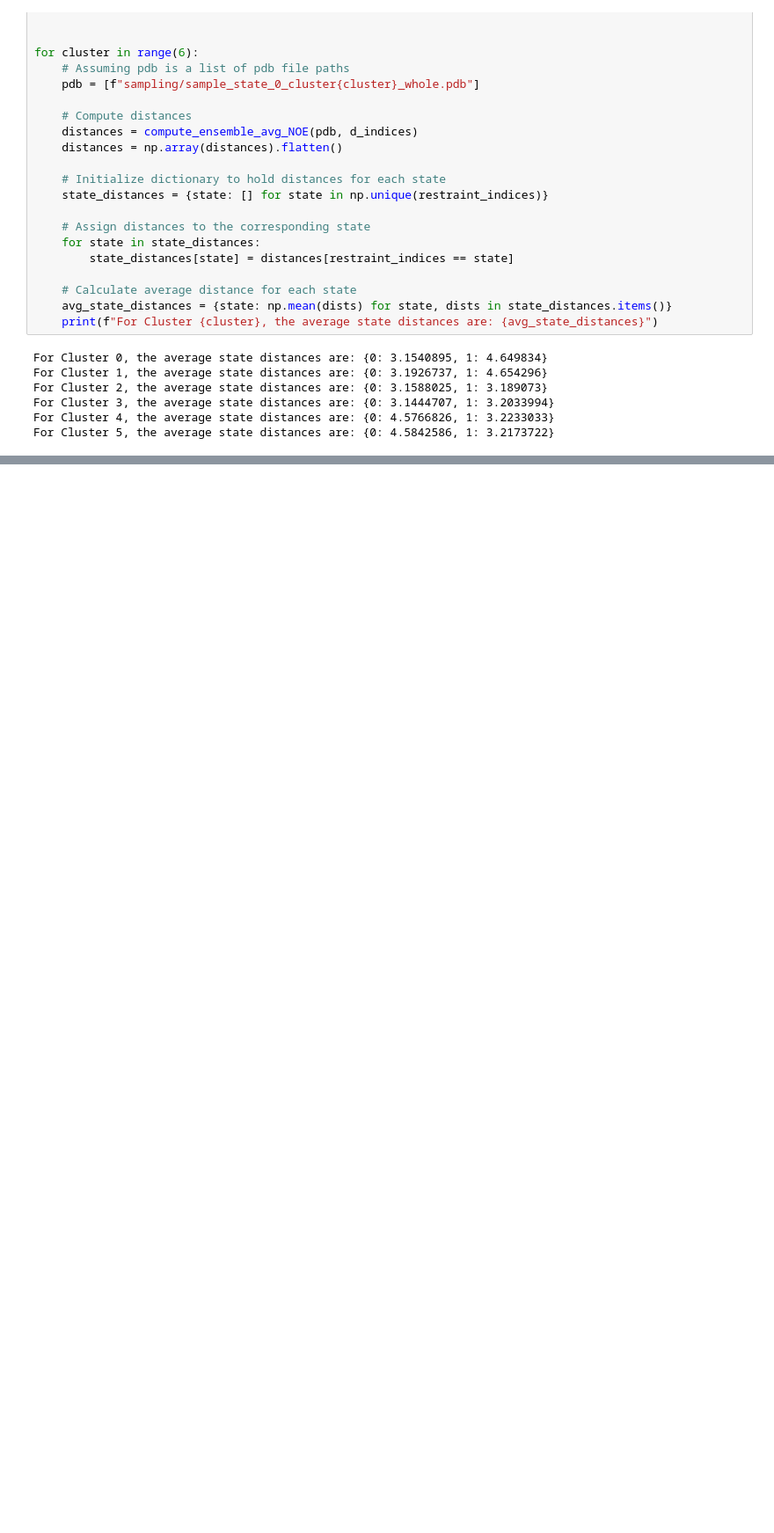
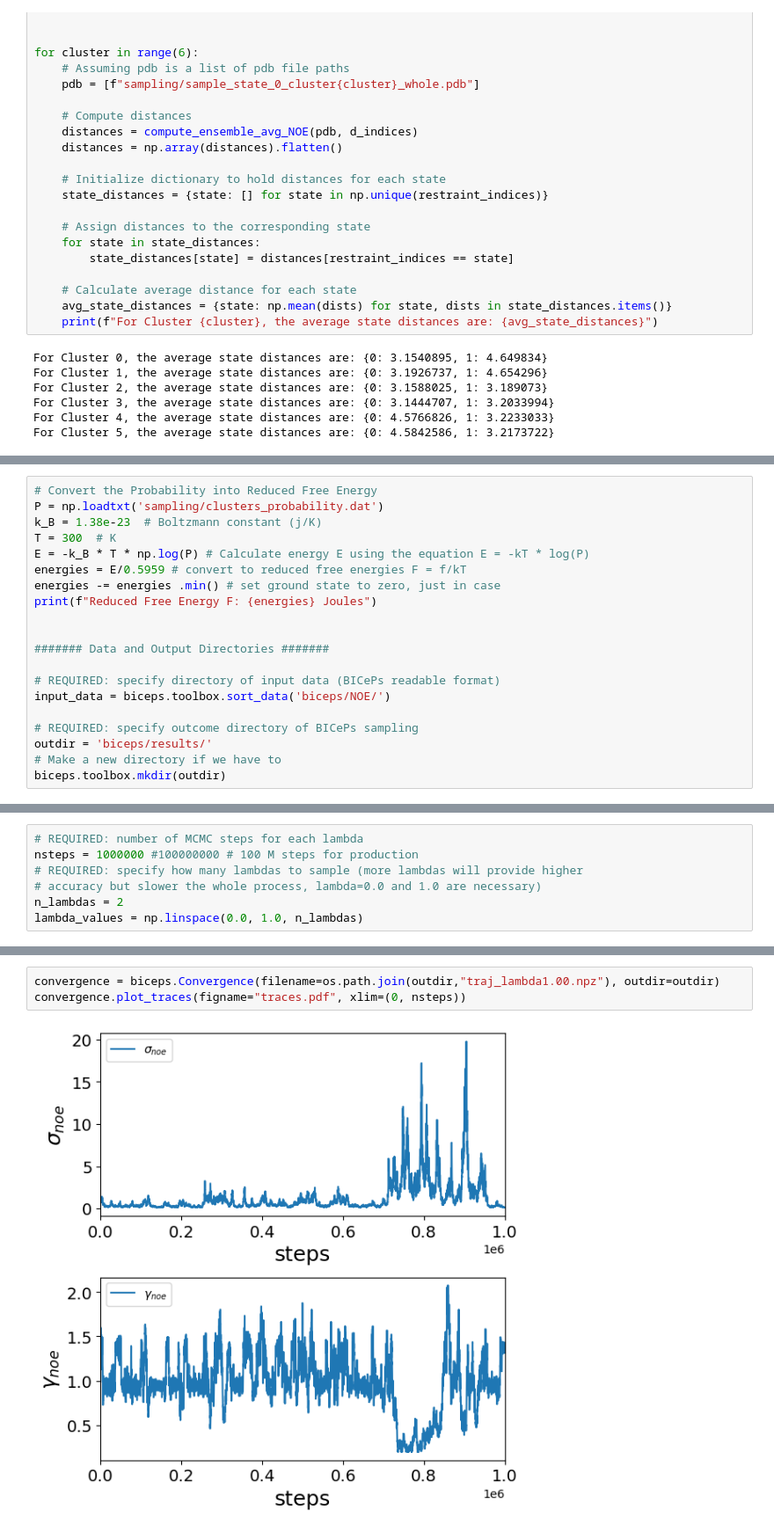
Before and after one commit to starwingc/peptoid_24summer, a Jupyter notebook: peptoid/19AE1-4-A/GAFF/protonated/HREX_500ns/comparing_exp.ipynb, the cells around one changed output, grey strips where cells are left out. Shown: that part at 88% size. Saved outputs shown, nothing was run; the diff lists cells and outputs as text; blank space fills up the shorter version.

```diff
--- a/peptoid/19AE1-4-A/GAFF/protonated/HREX_500ns/comparing_exp.ipynb
+++ b/peptoid/19AE1-4-A/GAFF/protonated/HREX_500ns/comparing_exp.ipynb
@@ -256,0 +211,20 @@ pd.read_pickle(input_data[0][0])
+# %%
+# Convert the Probability into Reduced Free Energy
+P = np.loadtxt('sampling/clusters_probability.dat')
+k_B = 1.38e-23  # Boltzmann constant (j/K)
+T = 300  # K
+E = -k_B * T * np.log(P) # Calculate energy E using the equation E = -kT * log(P)
+energies = E/0.5959 # convert to reduced free energies F = f/kT
+energies -= energies .min() # set ground state to zero, just in case
+print(f"Reduced Free Energy F: {energies} Joules")
+
+
+####### Data and Output Directories #######
+
+# REQUIRED: specify directory of input data (BICePs readable format)
+input_data = biceps.toolbox.sort_data('biceps/NOE/')
+
+# REQUIRED: specify outcome directory of BICePs sampling
+outdir = 'biceps/results/'
+# Make a new directory if we have to
+biceps.toolbox.mkdir(outdir)
@@ -256,0 +267,7 @@ pd.read_pickle(input_data[0][0])
+# %%
+# REQUIRED: number of MCMC steps for each lambda
+nsteps = 1000000 #100000000 # 100 M steps for production
+# REQUIRED: specify how many lambdas to sample (more lambdas will provide higher
+# accuracy but slower the whole process, lambda=0.0 and 1.0 are necessary)
+n_lambdas = 2
+lambda_values = np.linspace(0.0, 1.0, n_lambdas)
@@ -256,0 +345,5 @@ pd.read_pickle(input_data[0][0])
+# %%
+convergence = biceps.Convergence(filename=os.path.join(outdir,"traj_lambda1.00.npz"), outdir=outdir)
+convergence.plot_traces(figname="traces.pdf", xlim=(0, nsteps))
+# %% [output]
+[figure, added]
```
Also changed, not shown: parts of 26 cells of this notebook, 1 other file.
